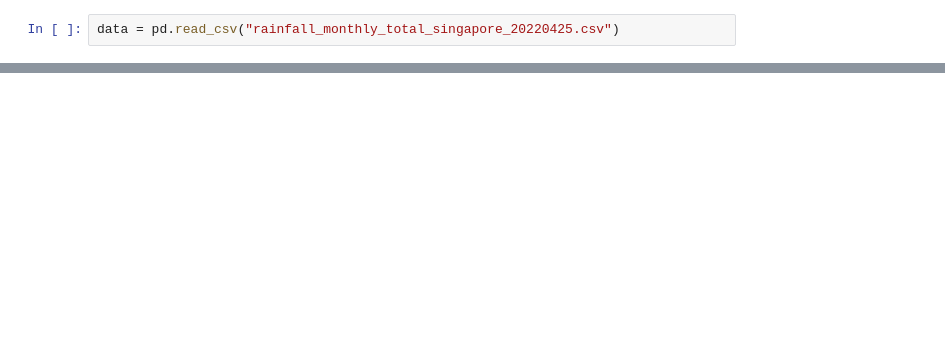
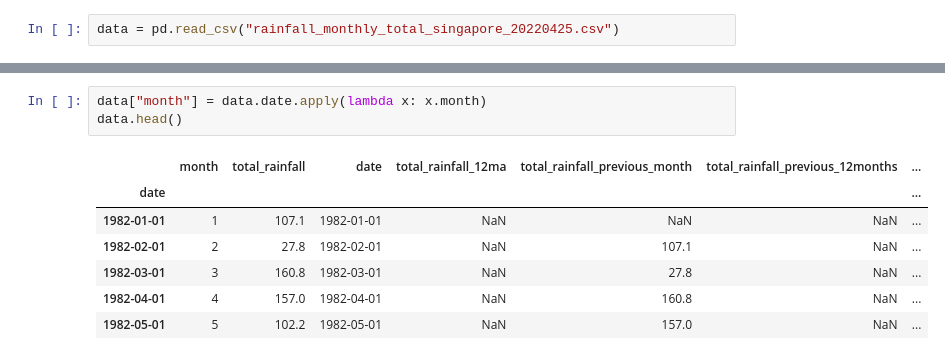
Before and after one commit to AkbarAzad/practice, a Jupyter notebook: article_20220425_v1.ipynb, the cells around one changed output, grey strips where cells are left out. Drawn from its saved outputs; the diff is of its cells as text; blank space fills up the shorter version.

```diff
--- a/article_20220425_v1.ipynb
+++ b/article_20220425_v1.ipynb
@@ -71,0 +131,11 @@ Weakest correlation at lag 17
+# %%
+data["month"] = data.date.apply(lambda x: x.month)
+data.head()
+# %% [output]
+|  | month | total_rainfall | date | total_rainfall_12ma | total_rainfall_previous_month | total_rainfall_previous_12months | ... |
+| date |  |  |  |  |  |  | ... |
+| 1982-01-01 | 1 | 107.1 | 1982-01-01 | NaN | NaN | NaN | ... |
+| 1982-02-01 | 2 | 27.8 | 1982-02-01 | NaN | 107.1 | NaN | ... |
+| 1982-03-01 | 3 | 160.8 | 1982-03-01 | NaN | 27.8 | NaN | ... |
+| 1982-04-01 | 4 | 157.0 | 1982-04-01 | NaN | 160.8 | NaN | ... |
+| 1982-05-01 | 5 | 102.2 | 1982-05-01 | NaN | 157.0 | NaN | ... |
```
Also changed, not shown: parts of 15 cells of this notebook.
